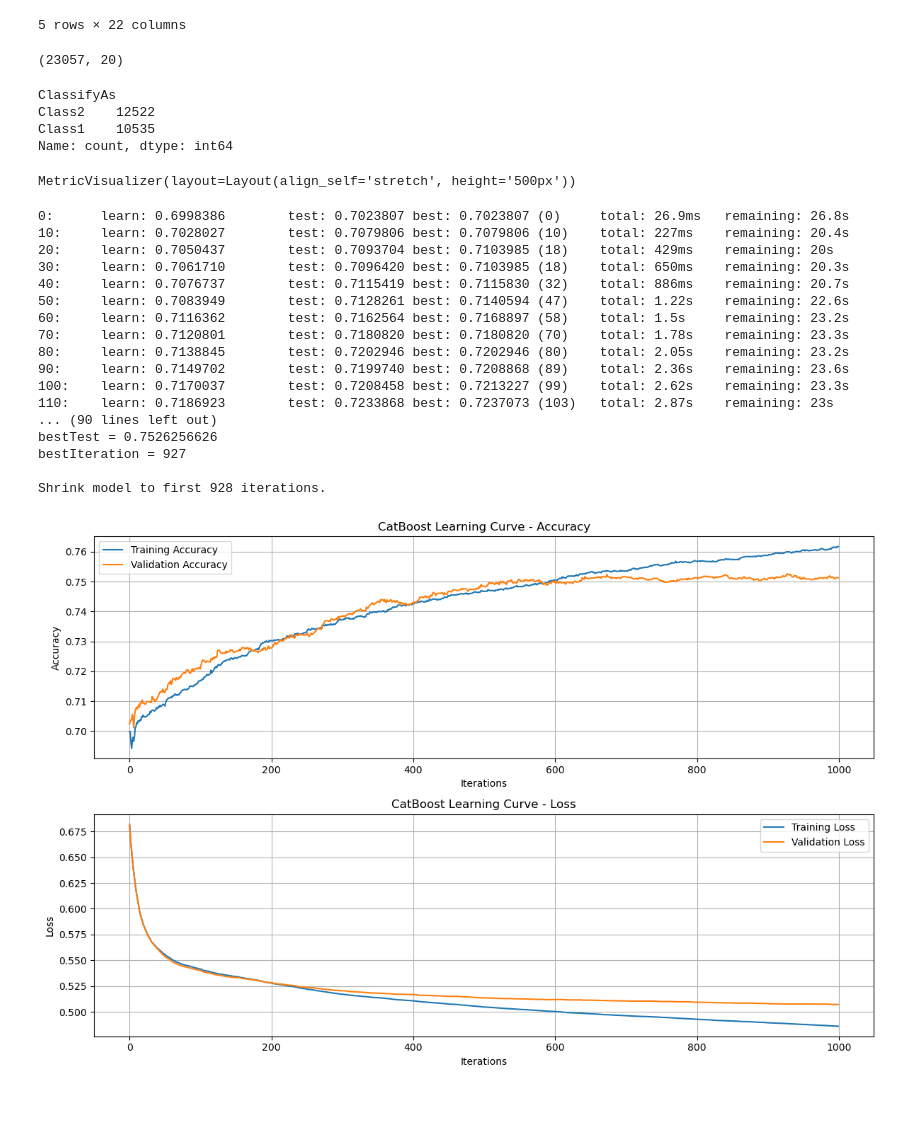
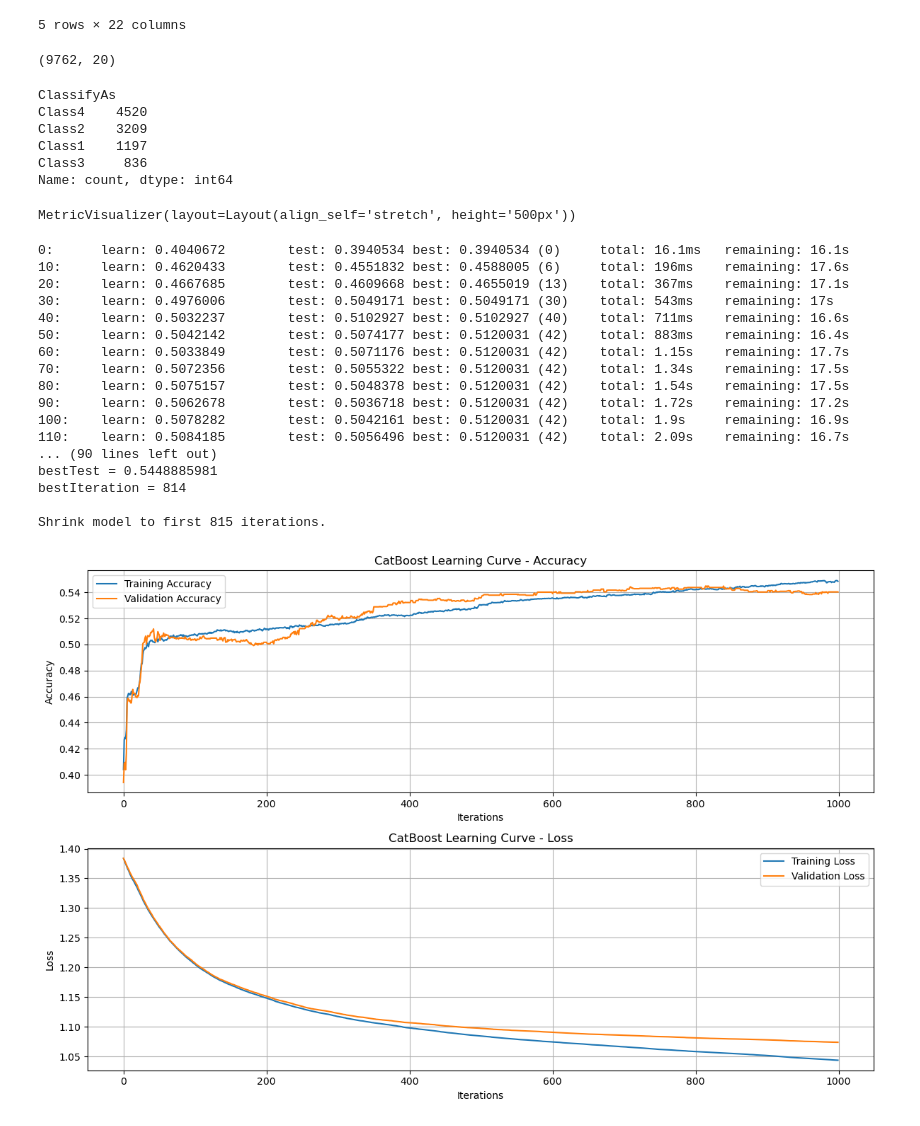
Before and after one commit to NHL04/ml-001-train-model, a Jupyter notebook: Train_model_DHQT-Catboost-Experiment.ipynb, the cells around one changed output. Saved outputs shown, nothing was run; the diff lists cells and outputs as text; code cells hidden in the pictures.

```diff
--- a/Train_model_DHQT-Catboost-Experiment.ipynb
+++ b/Train_model_DHQT-Catboost-Experiment.ipynb
@@ -25,8 +25,8 @@ from sklearn.utils import resample
 pd.set_option('display.max_rows', None)
 pd.set_option('display.max_colwidth', None)
 # %%
-# file_path = './data/data_iu_proccessed_p3.csv'
-file_path = './data/data_iu_proccessed_p3_v2.csv'
+file_path = './data/data_iu_proccessed_p3.csv'
+# file_path = './data/data_iu_proccessed_p3_v2.csv'
 
 file_path_test = './data/data_iu_proccessed_p3_20231.csv'
 
@@ -65,21 +65,21 @@ df_20231.drop(columns=columns_to_remove, inplace=True)
 # %%
 df.shape
 # %% [output]
-(23057, 20)
+(9762, 20)
 # %%
 #-----------4 Classes--------------
-# #Create a dictionary to map values
-# class_mapping = {1: 'Class1', 2: 'Class2', 3: 'Class3', 4: 'Class4'}
+#Create a dictionary to map values
+class_mapping = {1: 'Class1', 2: 'Class2', 3: 'Class3', 4: 'Class4'}
+
+# Map the values in the 'ClassifyAs' column
+df['ClassifyAs'] = df['ClassifyAs'].map(class_mapping)
+
+#-----------2 Classes (Over90)--------------
+# # Create a dictionary to map values
+# class_mapping = {1: 'Class1', 2: 'Class1', 3: 'Class2', 4: 'Class2'}
 
 # # Map the values in the 'ClassifyAs' column
 # df['ClassifyAs'] = df['ClassifyAs'].map(class_mapping)
-
-#-----------2 Classes (Over90)--------------
-# Create a dictionary to map values
-class_mapping = {1: 'Class1', 2: 'Class1', 3: 'Class2', 4: 'Class2'}
-
-# Map the values in the 'ClassifyAs' column
-df['ClassifyAs'] = df['ClassifyAs'].map(class_mapping)
 
 #---------- 2 Classes (TR89-Spread)-------------
 # # Create a dictionary to map values
@@ -106,8 +106,10 @@ class_counts = df['ClassifyAs'].value_counts()
 print(class_counts)
 # %% [output]
 ClassifyAs
-Class2    12522
-Class1    10535
+Class4    4520
+Class2    3209
+Class1    1197
+Class3     836
 Name: count, dtype: int64
 # %%
 # Split the data into features (X) and target (y)
@@ -122,9 +124,9 @@ catboost_clf = CatBoostClassifier(
     iterations=1000,
     depth=4,
 #     l2_leaf_reg=2,
-    learning_rate=0.05,
-#     loss_function='MultiClass',
-    loss_function='Logloss',
+    learning_rate=0.01,
+    loss_function='MultiClass',
+#     loss_function='Logloss',
     eval_metric='Accuracy',
     cat_features=['MaMH', 'Major', 'GVLT', 'GVTH'],  # Specify high cardinality categorical features
     auto_class_weights='Balanced',  # Automatically balance class weights
@@ -155,50 +157,50 @@ plt.legend(loc='best')
 plt.grid()
 
 # Plot loss learning curve
 plt.subplot(2, 1, 2)
-# plt.plot(iterations, results['learn']['MultiClass'], label='Training Loss')
-# plt.plot(iterations, results['validation']['MultiClass'], label='Validation Loss')
-plt.plot(iterations, results['learn']['Logloss'], label='Training Loss')
-plt.plot(iterations, results['validation']['Logloss'], label='Validation Loss')
+plt.plot(iterations, results['learn']['MultiClass'], label='Training Loss')
+plt.plot(iterations, results['validation']['MultiClass'], label='Validation Loss')
+# plt.plot(iterations, results['learn']['Logloss'], label='Training Loss')
+# plt.plot(iterations, results['validation']['Logloss'], label='Validation Loss')
 plt.xlabel('Iterations')
 plt.ylabel('Loss')
 plt.title('CatBoost Learning Curve - Loss')
 plt.legend(loc='best')
 plt.grid()
 
 plt.tight_layout()
 plt.show()
 
 # Predict on the test set
 y_pred = catboost_clf.predict(X_test)
 
 # Calculate accuracy
 accuracy = catboost_clf.score(X_test, y_test)
 print("Model Accuracy:", accuracy)
 
 # Perform cross-validation
 cv_scores = cross_val_score(catboost_clf, X_train, y_train, cv=10, scoring='accuracy')
 
 # Print cross-validation scores
 print("Cross-Validation Scores:", cv_scores)
 print("Mean Accuracy:", np.mean(cv_scores))
 # %% [output]
 MetricVisualizer(layout=Layout(align_self='stretch', height='500px'))
-0:      learn: 0.6998386        test: 0.7023807 best: 0.7023807 (0)     total: 26.9ms   remaining: 26.8s
-10:     learn: 0.7028027        test: 0.7079806 best: 0.7079806 (10)    total: 227ms    remaining: 20.4s
-20:     learn: 0.7050437        test: 0.7093704 best: 0.7103985 (18)    total: 429ms    remaining: 20s
-30:     learn: 0.7061710        test: 0.7096420 best: 0.7103985 (18)    total: 650ms    remaining: 20.3s
-40:     learn: 0.7076737        test: 0.7115419 best: 0.7115830 (32)    total: 886ms    remaining: 20.7s
-50:     learn: 0.7083949        test: 0.7128261 best: 0.7140594 (47)    total: 1.22s    remaining: 22.6s
-60:     learn: 0.7116362        test: 0.7162564 best: 0.7168897 (58)    total: 1.5s     remaining: 23.2s
-70:     learn: 0.7120801        test: 0.7180820 best: 0.7180820 (70)    total: 1.78s    remaining: 23.3s
-80:     learn: 0.7138845        test: 0.7202946 best: 0.7202946 (80)    total: 2.05s    remaining: 23.2s
-90:     learn: 0.7149702        test: 0.7199740 best: 0.7208868 (89)    total: 2.36s    remaining: 23.6s
-100:    learn: 0.7170037        test: 0.7208458 best: 0.7213227 (99)    total: 2.62s    remaining: 23.3s
-110:    learn: 0.7186923        test: 0.7233868 best: 0.7237073 (103)   total: 2.87s    remaining: 23s
+0:      learn: 0.4040672        test: 0.3940534 best: 0.3940534 (0)     total: 16.1ms   remaining: 16.1s
+10:     learn: 0.4620433        test: 0.4551832 best: 0.4588005 (6)     total: 196ms    remaining: 17.6s
+20:     learn: 0.4667685        test: 0.4609668 best: 0.4655019 (13)    total: 367ms    remaining: 17.1s
+30:     learn: 0.4976006        test: 0.5049171 best: 0.5049171 (30)    total: 543ms    remaining: 17s
+40:     learn: 0.5032237        test: 0.5102927 best: 0.5102927 (40)    total: 711ms    remaining: 16.6s
+50:     learn: 0.5042142        test: 0.5074177 best: 0.5120031 (42)    total: 883ms    remaining: 16.4s
+60:     learn: 0.5033849        test: 0.5071176 best: 0.5120031 (42)    total: 1.15s    remaining: 17.7s
+70:     learn: 0.5072356        test: 0.5055322 best: 0.5120031 (42)    total: 1.34s    remaining: 17.5s
+80:     learn: 0.5075157        test: 0.5048378 best: 0.5120031 (42)    total: 1.54s    remaining: 17.5s
+90:     learn: 0.5062678        test: 0.5036718 best: 0.5120031 (42)    total: 1.72s    remaining: 17.2s
+100:    learn: 0.5078282        test: 0.5042161 best: 0.5120031 (42)    total: 1.9s     remaining: 16.9s
+110:    learn: 0.5084185        test: 0.5056496 best: 0.5120031 (42)    total: 2.09s    remaining: 16.7s
 ... (90 lines left out)
-bestTest = 0.7526256626
-bestIteration = 927
+bestTest = 0.5448885981
+bestIteration = 814
 
-Shrink model to first 928 iterations.
+Shrink model to first 815 iterations.
-[figure, old version]
+[figure, new version]
```
Also changed, not shown: parts of 15 cells of this notebook.
